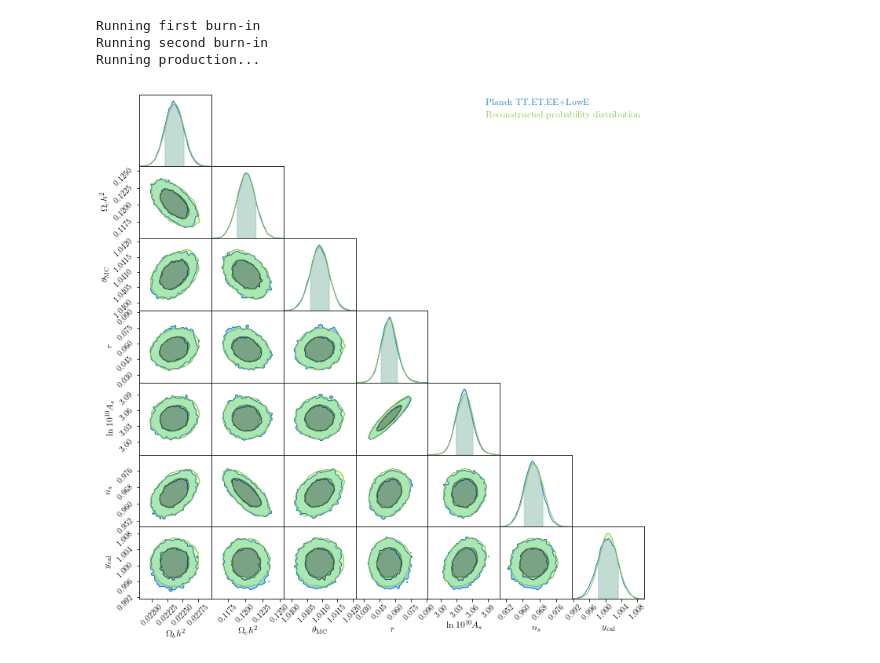
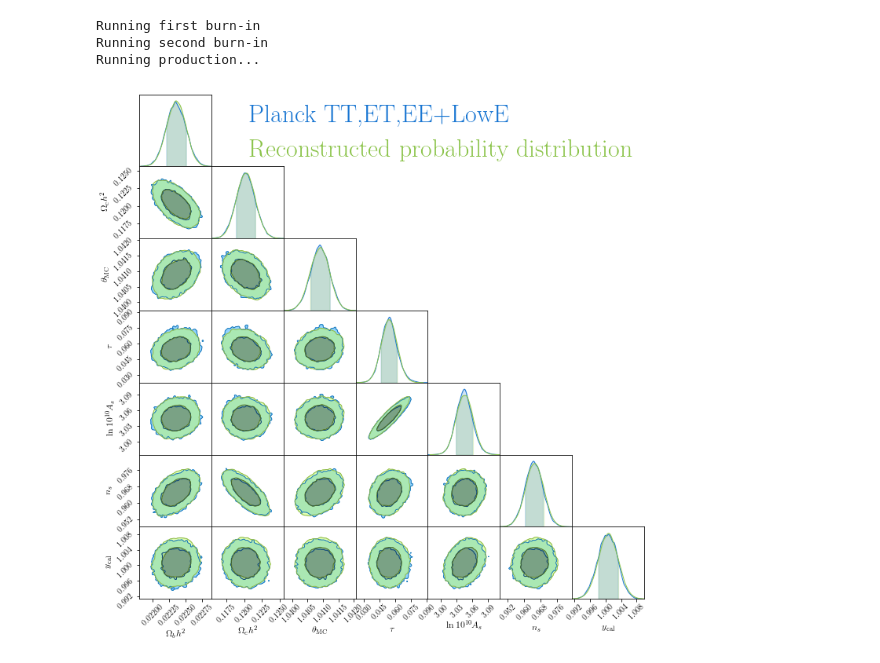
Before and after one commit to tmcclintock/AReconstructionTool, a Jupyter notebook: notebooks/Basic example 6--resampling Planck.ipynb, the cells around one changed output. Cells and saved outputs as stored; diff of their text form; code cells hidden in the pictures.

```diff
--- a/notebooks/Basic example 6--resampling Planck.ipynb
+++ b/notebooks/Basic example 6--resampling Planck.ipynb
@@ -71,17 +71,17 @@ test_chain = sampler.flatchain
 # %%
 c2 = CC.ChainConsumer()
 
 labels = [r"$\Omega_bh^2$", r"$\Omega_ch^2$", r"$\theta_{\rm MC}$", r"$\tau$", r"$\ln 10^{10}A_s$",
           r"$n_s$", r"$y_{\rm cal}$"]
 
 
 c2.add_chain(input_chain[:,:7], parameters=labels, name="Planck TT,ET,EE+LowE", weights=weights)
 c2.add_chain(test_chain[:,:7], parameters=labels, name="Reconstructed probability distribution")
-c.configure(legend_kwargs={"fontsize": 32})
+c2.configure(legend_kwargs={"fontsize": 32})
 
 fig = c2.plotter.plot()
 # %% [output]
-[figure, old version]
+[figure, new version]
 # %%
 #fig.savefig("Planck2018_resampling_example.png", dpi=300, bbox_inches="tight")
 #fig.savefig("Planck2018_resampling_example.pdf", bbox_inches="tight")
```
Also changed, not shown: parts of 6 cells of this notebook.
